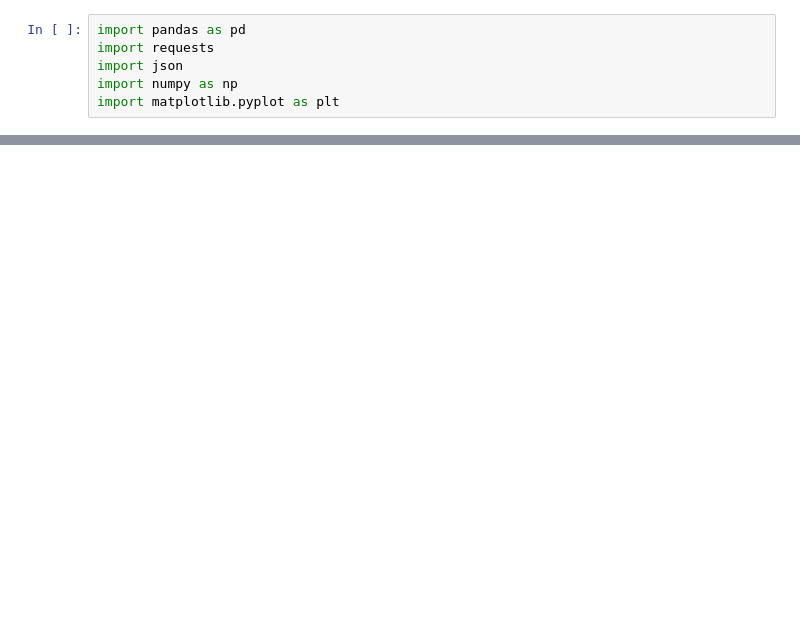
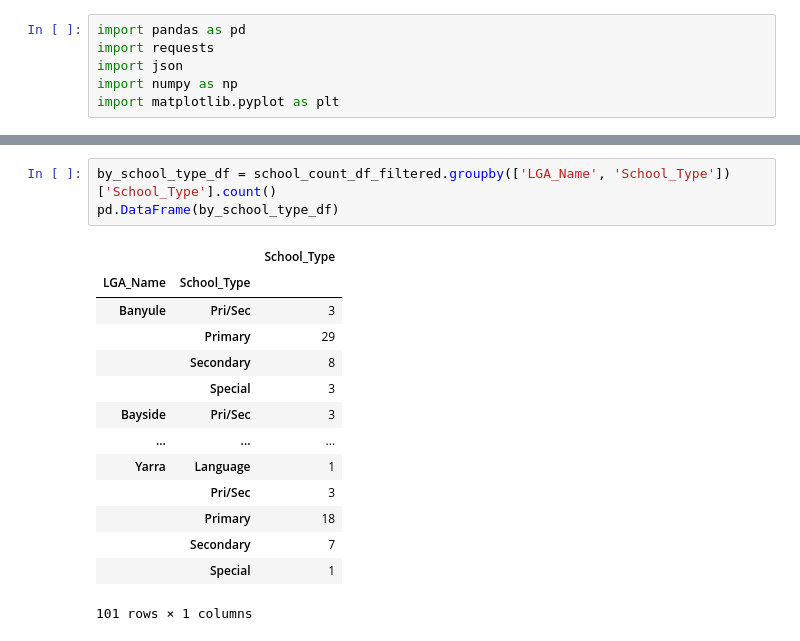
Before and after one commit to au-jr/Group-Project-1, a Jupyter notebook: john_working.ipynb, the cells around one changed output, grey strips where cells are left out. Drawn from its saved outputs; the diff is of its cells as text; blank space fills up the shorter version.

```diff
--- a/john_working.ipynb
+++ b/john_working.ipynb
@@ -229,0 +114,18 @@ len(sorted_lga_bucket)
+# %%
+by_school_type_df = school_count_df_filtered.groupby(['LGA_Name', 'School_Type'])['School_Type'].count()
+pd.DataFrame(by_school_type_df)
+# %% [output]
+|  |  | School_Type |
+| LGA_Name | School_Type |  |
+| Banyule | Pri/Sec | 3 |
+|  | Primary | 29 |
+|  | Secondary | 8 |
+|  | Special | 3 |
+| Bayside | Pri/Sec | 3 |
+| ... | ... | ... |
+| Yarra | Language | 1 |
+|  | Pri/Sec | 3 |
+|  | Primary | 18 |
+|  | Secondary | 7 |
+|  | Special | 1 |
+101 rows × 1 columns
```
Also changed, not shown: parts of 19 cells of this notebook, 1 other file.
